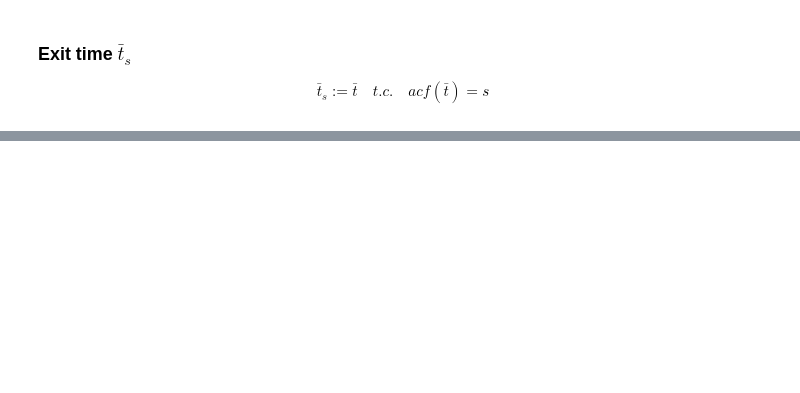
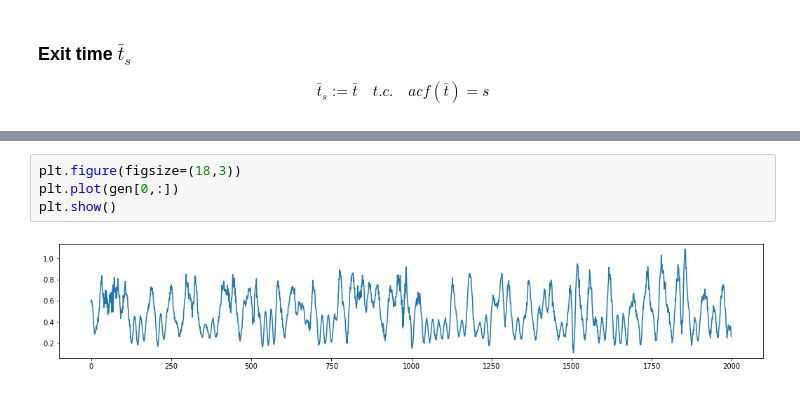
Before and after one commit to scarpma/lorenz, a Jupyter notebook: auto_corr.ipynb, the cells around one changed output, grey strips where cells are left out. Drawn from its saved outputs; the diff is of its cells as text; blank space fills up the shorter version.

```diff
--- a/auto_corr.ipynb
+++ b/auto_corr.ipynb
@@ -237,0 +301,6 @@ plt.show()
+# %%
+plt.figure(figsize=(18,3))
+plt.plot(gen[0,:])
+plt.show()
+# %% [output]
+[figure, added]
```
Also changed, not shown: parts of 16 cells of this notebook, 32 other files.
